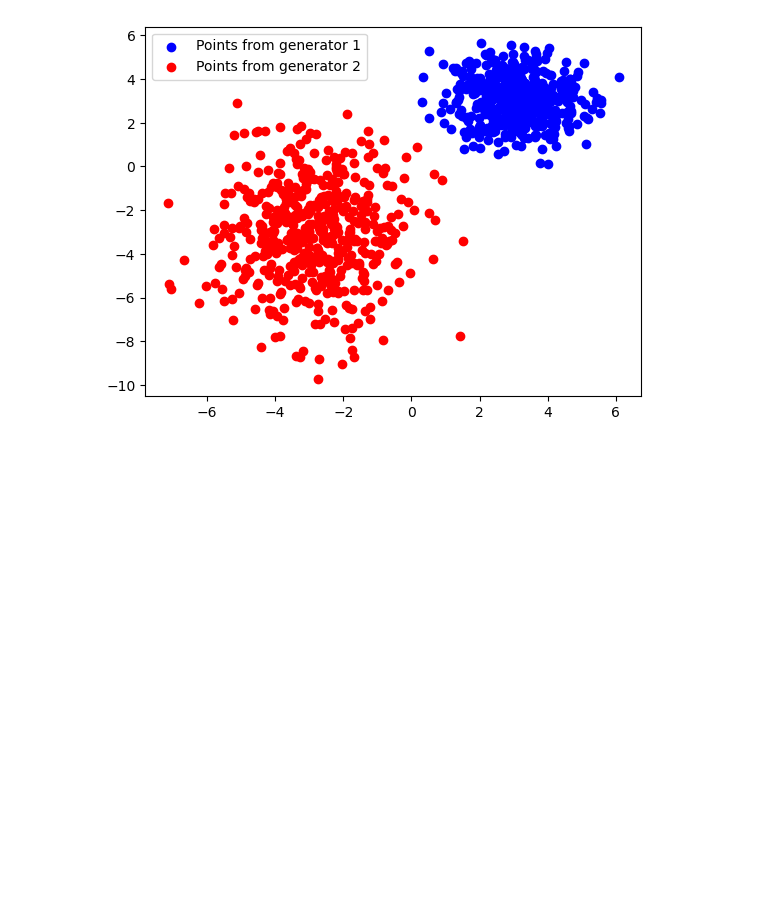
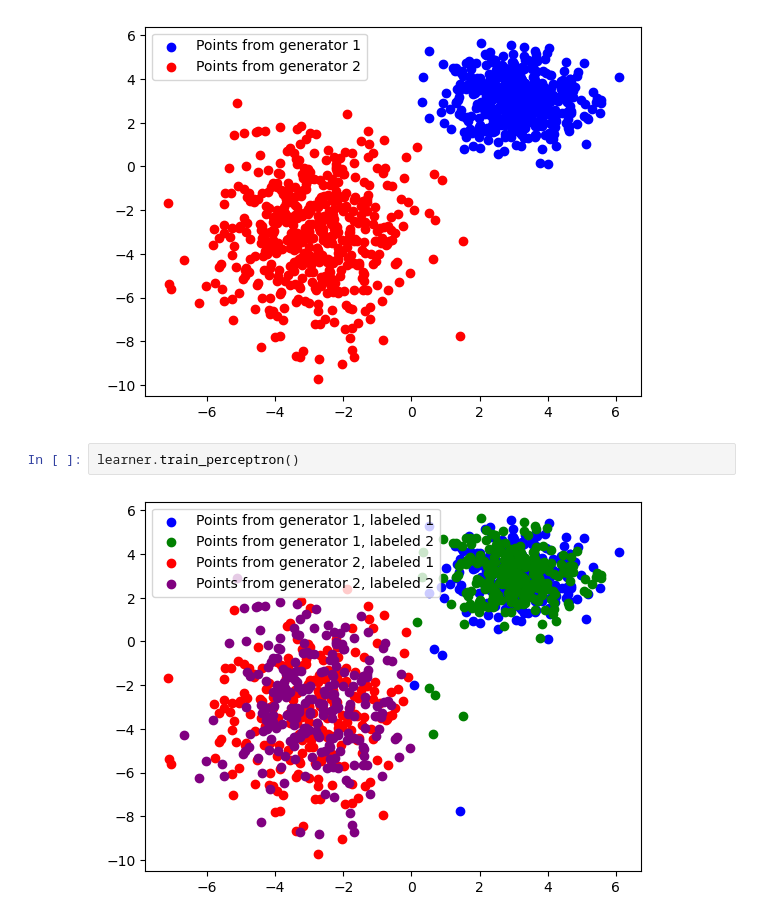
Before and after one commit to Qubi0-0/MachineLearning, a Jupyter notebook: SupervisedLearning/SupervisedLearning.ipynb, the cells around one changed output. Saved outputs shown, nothing was run; the diff lists cells and outputs as text; blank space fills up the shorter version.

```diff
--- a/SupervisedLearning/SupervisedLearning.ipynb
+++ b/SupervisedLearning/SupervisedLearning.ipynb
@@ -154,3 +172,7 @@ After testing different alpha values, we found that the best value is 0.1. altho
 learner.generate_data(plot_flag=True)
 # %% [output]
 [figure]
+# %%
+learner.train_perceptron()
+# %% [output]
+[figure, added]
```
Also changed, not shown: parts of 2 cells of this notebook.
